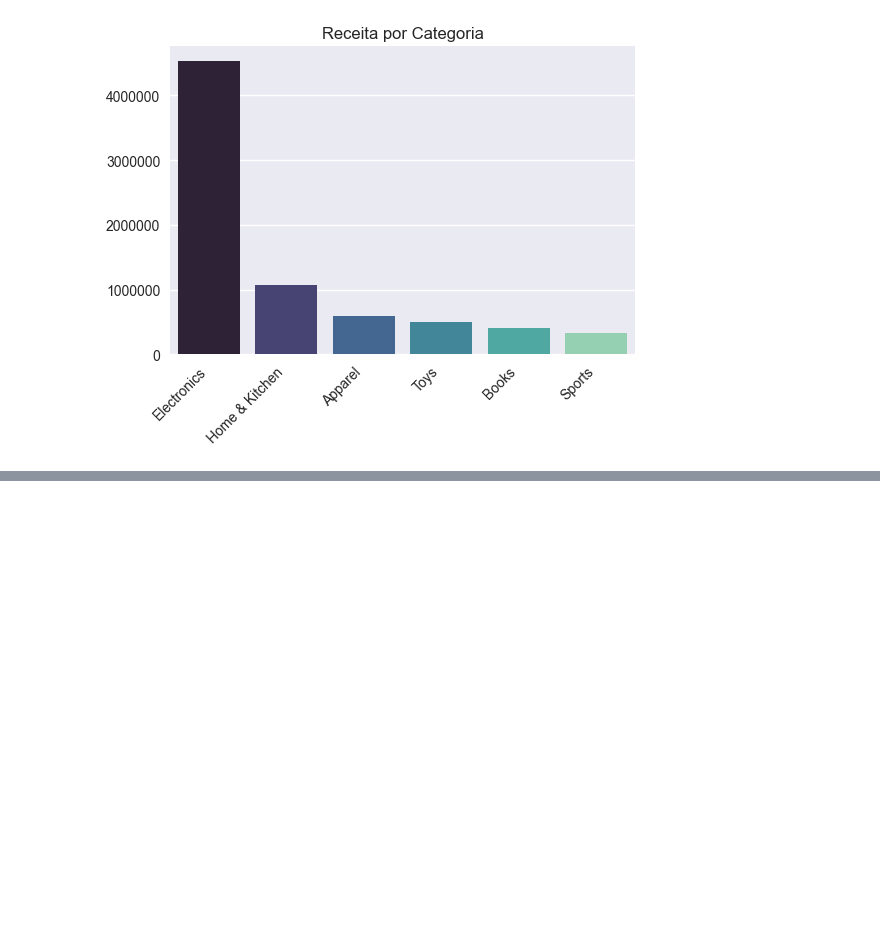
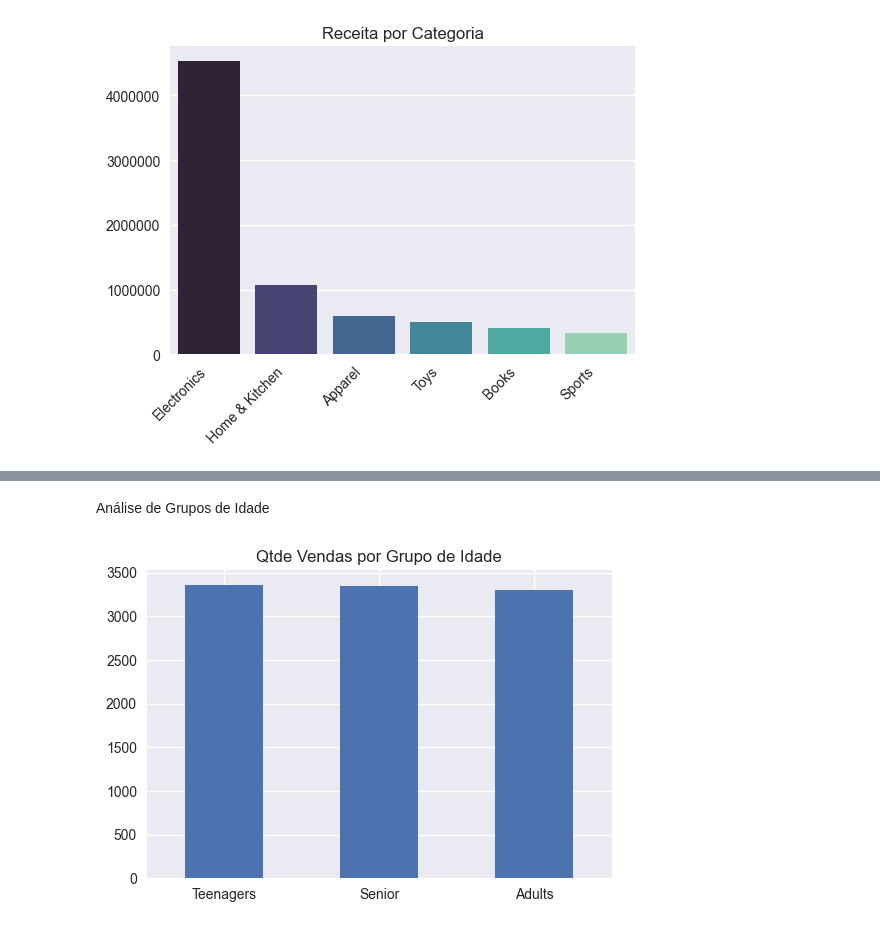
Before and after one commit to CesarNasc/datasets_analysis, a Jupyter notebook: 01_ecommerce/python/ecommerce.ipynb, the cells around one changed output, grey strips where cells are left out. Saved outputs shown, nothing was run; the diff lists cells and outputs as text; code cells hidden in the pictures; blank space fills up the shorter version.

```diff
--- a/01_ecommerce/python/ecommerce.ipynb
+++ b/01_ecommerce/python/ecommerce.ipynb
@@ -416,0 +435,7 @@ plt.show()
+# %% [markdown]
+Análise de Grupos de Idade
+# %%
+_ = df['age_group'].value_counts().plot.bar(figsize=(6, 4), rot=0, xlabel='')
+_ = plt.title('Qtde Vendas por Grupo de Idade')
+# %% [output]
+[figure, added]
```
Also changed, not shown: parts of 15 cells of this notebook.
